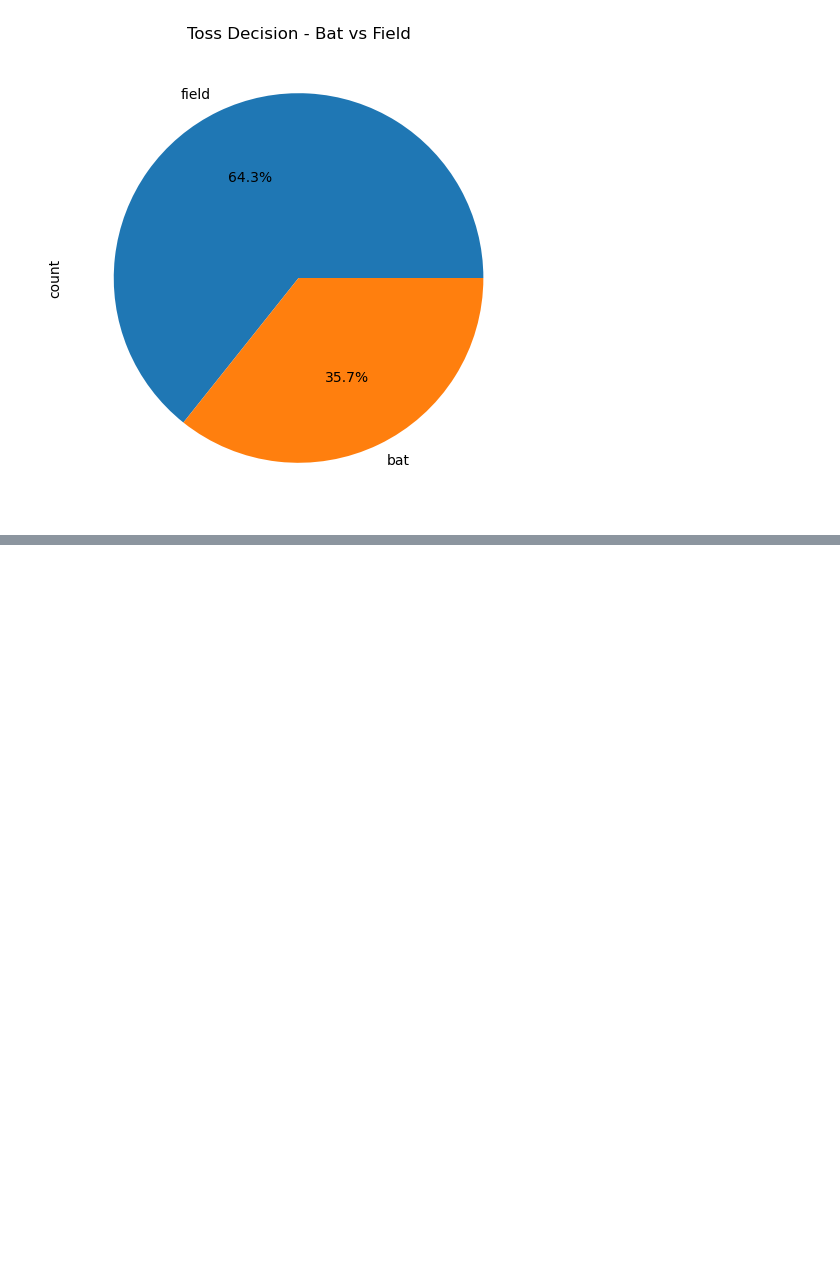
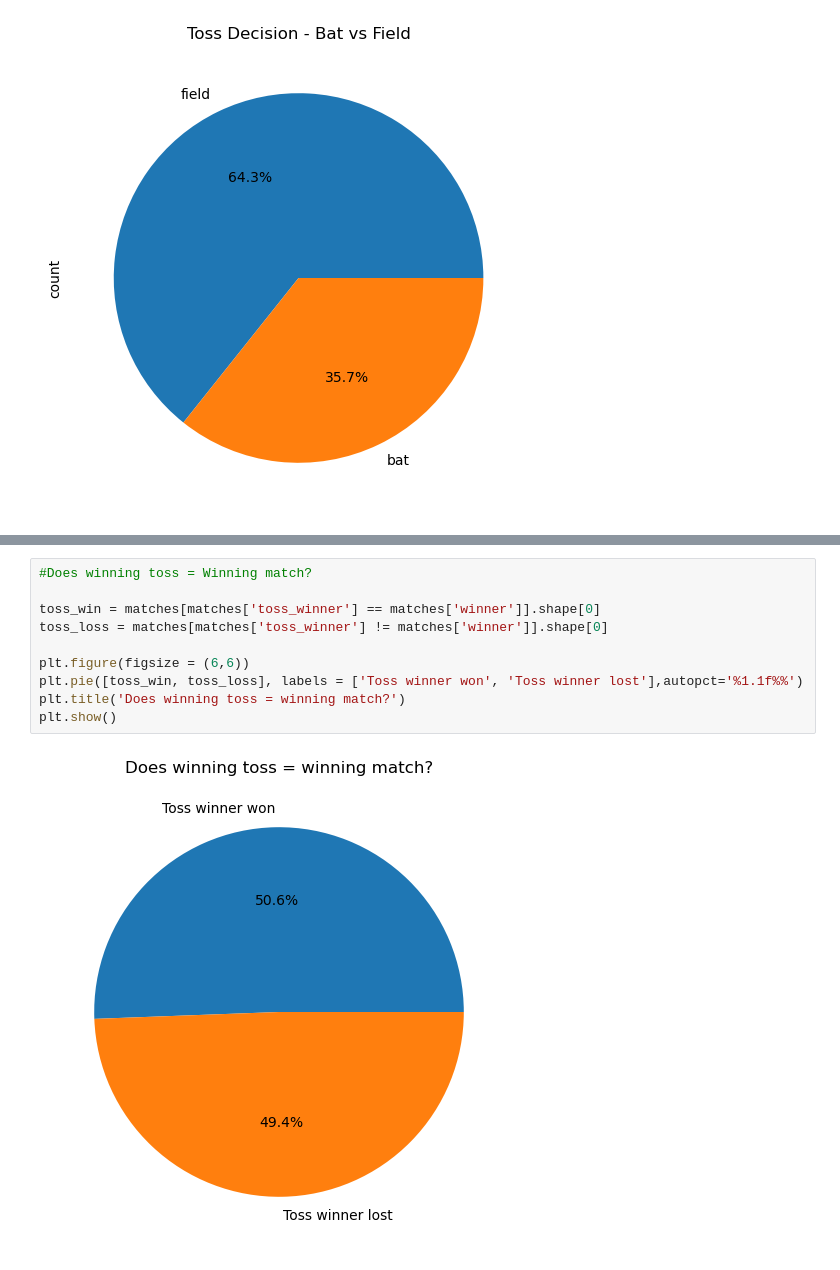
Before and after one commit to Hiti03/ipl-win-predictor, a Jupyter notebook: 02_visualizations.ipynb, the cells around one changed output, grey strips where cells are left out. Cells and saved outputs as stored; diff of their text form; blank space fills up the shorter version.

```diff
--- a/02_visualizations.ipynb
+++ b/02_visualizations.ipynb
@@ -86,0 +113,12 @@ plt.show()
+# %%
+#Does winning toss = Winning match?
+
+toss_win = matches[matches['toss_winner'] == matches['winner']].shape[0]
+toss_loss = matches[matches['toss_winner'] != matches['winner']].shape[0]
+
+plt.figure(figsize = (6,6))
+plt.pie([toss_win, toss_loss], labels = ['Toss winner won', 'Toss winner lost'],autopct='%1.1f%%')
+plt.title('Does winning toss = winning match?')
+plt.show()
+# %% [output]
+[figure, added]
```
Also changed, not shown: parts of 2 cells of this notebook, 1 other file.
